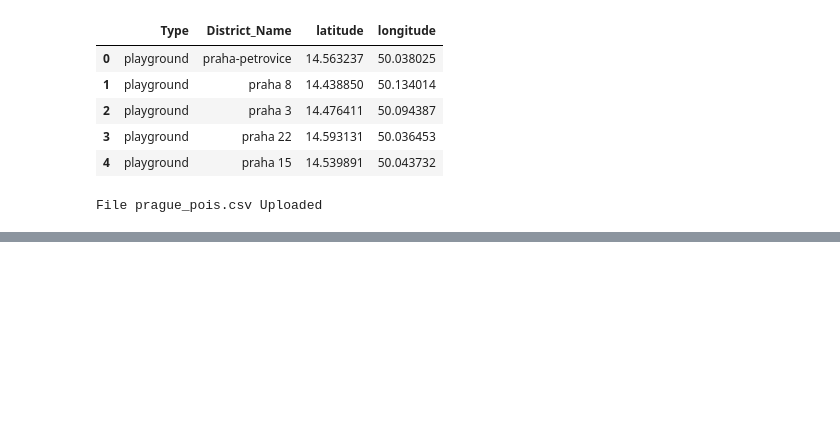
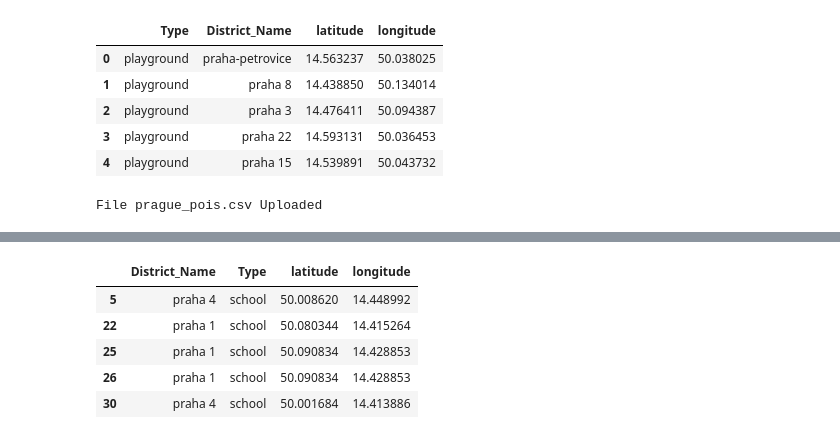
Before and after one commit to tonnyeremin/Urban-Data-Science, a Jupyter notebook: 01. Walking Accessibility Data Acquisition.ipynb, the cells around one changed output, grey strips where cells are left out. Cells and saved outputs as stored; diff of their text form; code cells hidden in the pictures; blank space fills up the shorter version.

```diff
--- a/01. Walking Accessibility Data Acquisition.ipynb
+++ b/01. Walking Accessibility Data Acquisition.ipynb
@@ -490,0 +504,9 @@ df_prague_poi.shape
+# %%
+df_prague_poi.head()
+# %% [output]
+|  | District_Name | Type | latitude | longitude |
+| 5 | praha 4 | school | 50.008620 | 14.448992 |
+| 22 | praha 1 | school | 50.080344 | 14.415264 |
+| 25 | praha 1 | school | 50.090834 | 14.428853 |
+| 26 | praha 1 | school | 50.090834 | 14.428853 |
+| 30 | praha 4 | school | 50.001684 | 14.413886 |
```
Also changed, not shown: parts of 29 cells of this notebook.
